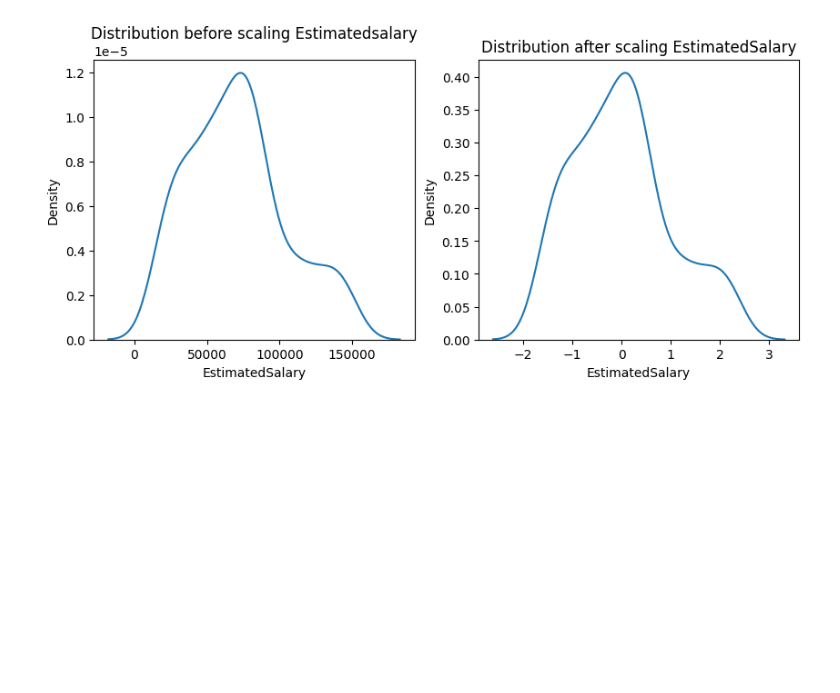
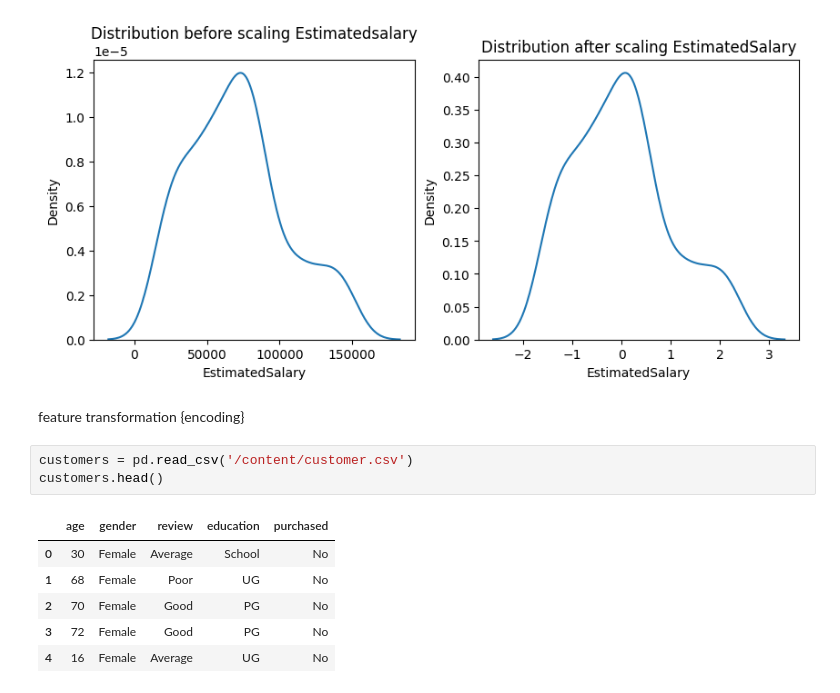
Before and after one commit to Hubert1234567890/Machine-Learning-, a Jupyter notebook: featureengineering.ipynb, the cells around one changed output. Cells and saved outputs as stored; diff of their text form; blank space fills up the shorter version.

```diff
--- a/featureengineering.ipynb
+++ b/featureengineering.ipynb
@@ -164,3 +164,15 @@ plt.title('Distribution after scaling EstimatedSalary')
 # %% [output]
 Text(0.5, 1.0, 'Distribution after scaling EstimatedSalary')
 [figure]
+# %% [markdown]
+feature transformation  {encoding}
+# %%
+customers = pd.read_csv('/content/customer.csv')
+customers.head()
+# %% [output]
+|  | age | gender | review | education | purchased |
+| 0 | 30 | Female | Average | School | No |
+| 1 | 68 | Female | Poor | UG | No |
+| 2 | 70 | Female | Good | PG | No |
+| 3 | 72 | Female | Good | PG | No |
+| 4 | 16 | Female | Average | UG | No |
```
Also changed, not shown: parts of 12 cells of this notebook.
